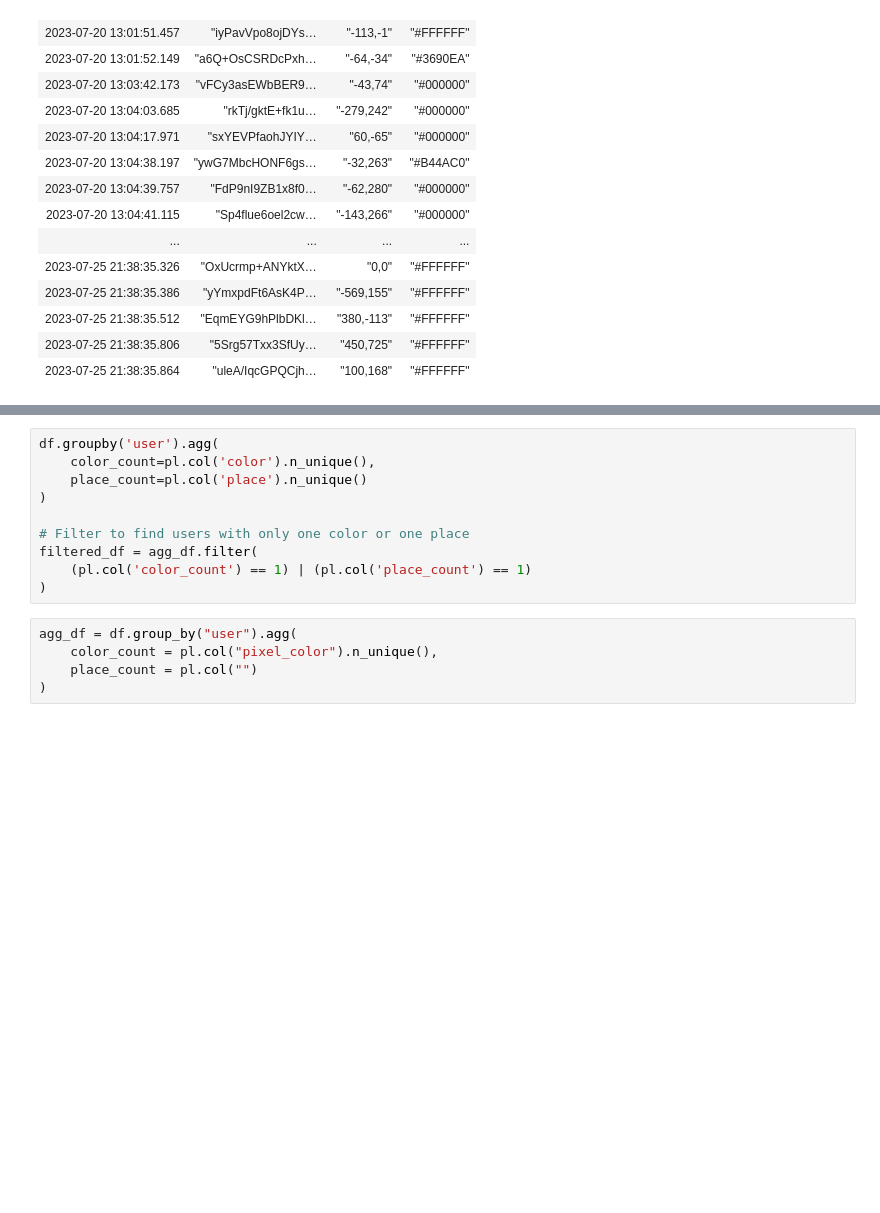
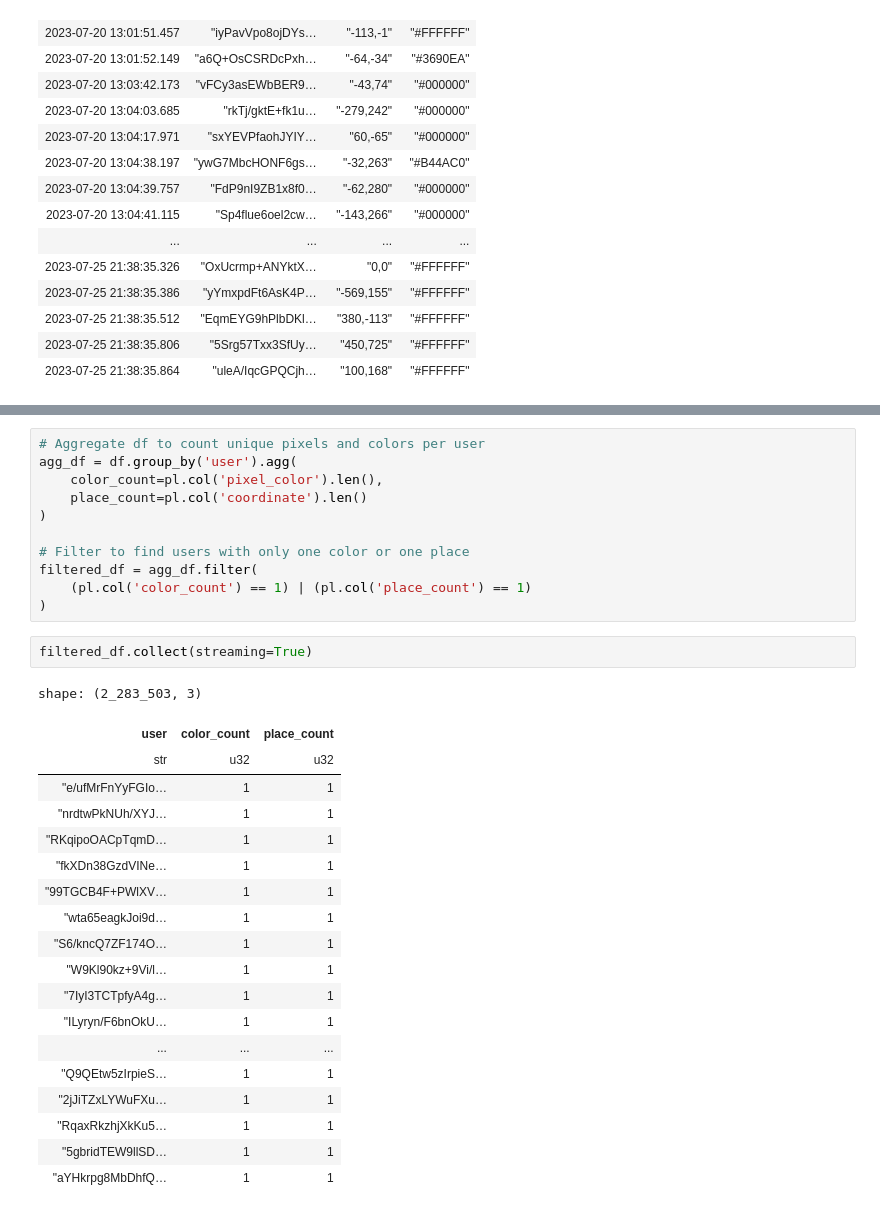
Before and after one commit to bnkessler/CloudComputing, a Jupyter notebook: PlaceParquet.ipynb, the cells around one changed output, grey strips where cells are left out. Saved outputs shown, nothing was run; the diff lists cells and outputs as text; blank space fills up the shorter version.

```diff
--- a/PlaceParquet.ipynb
+++ b/PlaceParquet.ipynb
@@ -148,15 +184,33 @@ shape: (78_350_994, 4)
 # %%
-df.groupby('user').agg(
-    color_count=pl.col('color').n_unique(),
-    place_count=pl.col('place').n_unique()
+# Aggregate df to count unique pixels and colors per user
+agg_df = df.group_by('user').agg(
+    color_count=pl.col('pixel_color').len(),
+    place_count=pl.col('coordinate').len()
 )
 
 # Filter to find users with only one color or one place
 filtered_df = agg_df.filter(
     (pl.col('color_count') == 1) | (pl.col('place_count') == 1)
 )
-# %%
-agg_df = df.group_by("user").agg(
-    color_count = pl.col("pixel_color").n_unique(),
-    place_count = pl.col("")
-)
+# %%
+filtered_df.collect(streaming=True)
+# %% [output]
+shape: (2_283_503, 3)
+| user | color_count | place_count |
+| str | u32 | u32 |
+| "e/ufMrFnYyFGIo… | 1 | 1 |
+| "nrdtwPkNUh/XYJ… | 1 | 1 |
+| "RKqipoOACpTqmD… | 1 | 1 |
+| "fkXDn38GzdVINe… | 1 | 1 |
+| "99TGCB4F+PWlXV… | 1 | 1 |
+| "wta65eagkJoi9d… | 1 | 1 |
+| "S6/kncQ7ZF174O… | 1 | 1 |
+| "W9Kl90kz+9Vi/l… | 1 | 1 |
+| "7IyI3TCTpfyA4g… | 1 | 1 |
+| "ILyryn/F6bnOkU… | 1 | 1 |
+| ... | ... | ... |
+| "Q9QEtw5zIrpieS… | 1 | 1 |
+| "2jJiTZxLYWuFXu… | 1 | 1 |
+| "RqaxRkzhjXkKu5… | 1 | 1 |
+| "5gbridTEW9llSD… | 1 | 1 |
+| "aYHkrpg8MbDhfQ… | 1 | 1 |
```
Also changed, not shown: parts of 4 cells of this notebook.
